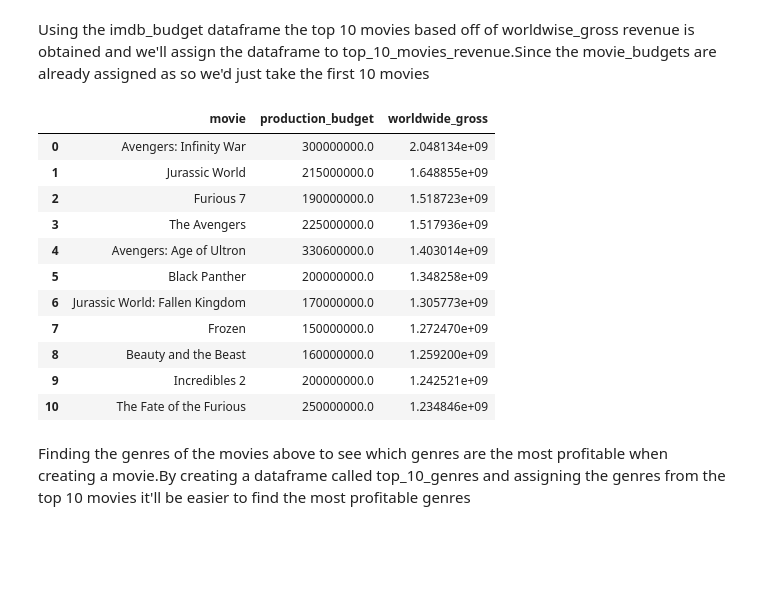
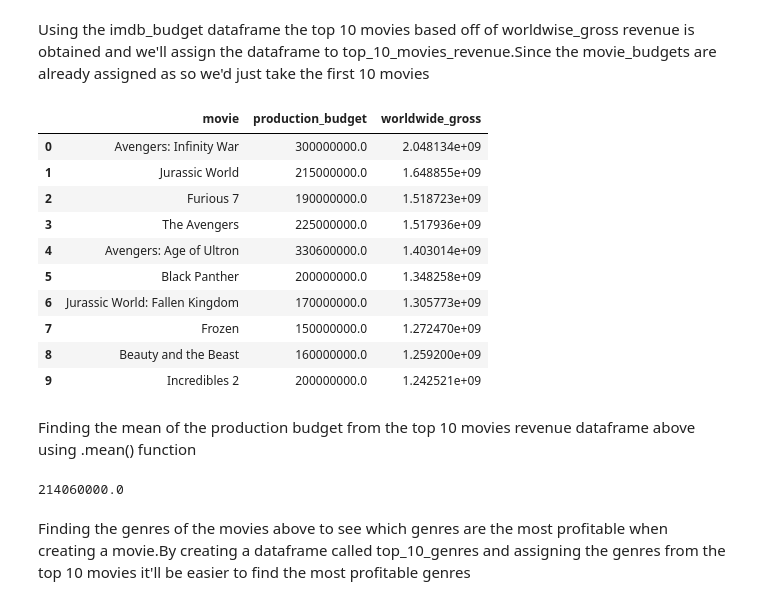
Before and after one commit to IceyPanda23/Phase-1-project, a Jupyter notebook: project.ipynb, the cells around one changed output. Drawn from its saved outputs; the diff is of its cells as text; code cells hidden in the pictures; blank space fills up the shorter version.

```diff
--- a/project.ipynb
+++ b/project.ipynb
@@ -407,21 +422,27 @@ We have duplicates since some movies were directed by more than one director but
 # %% [markdown]
 Using the imdb_budget dataframe the top 10 movies based off of worldwise_gross revenue is obtained and we'll assign the dataframe to top_10_movies_revenue.Since the movie_budgets are already assigned as so we'd just take the first 10 movies
 # %%
-top_10_movies_revenue = imdb_budget.loc[:10,['movie','production_budget','worldwide_gross']]
+top_10_movies_revenue = imdb_budget.loc[:9,['movie','production_budget','worldwide_gross']]
 top_10_movies_revenue
 # %% [output]
 |  | movie | production_budget | worldwide_gross |
 | 0 | Avengers: Infinity War | 300000000.0 | 2.048134e+09 |
 | 1 | Jurassic World | 215000000.0 | 1.648855e+09 |
 | 2 | Furious 7 | 190000000.0 | 1.518723e+09 |
 | 3 | The Avengers | 225000000.0 | 1.517936e+09 |
 | 4 | Avengers: Age of Ultron | 330600000.0 | 1.403014e+09 |
 | 5 | Black Panther | 200000000.0 | 1.348258e+09 |
 | 6 | Jurassic World: Fallen Kingdom | 170000000.0 | 1.305773e+09 |
 | 7 | Frozen | 150000000.0 | 1.272470e+09 |
 | 8 | Beauty and the Beast | 160000000.0 | 1.259200e+09 |
 | 9 | Incredibles 2 | 200000000.0 | 1.242521e+09 |
-| 10 | The Fate of the Furious | 250000000.0 | 1.234846e+09 |
+# %% [markdown]
+Finding the mean of the production budget from the top 10 movies revenue dataframe above using .mean() function
+# %%
+mean_production_budget = top_10_movies_revenue['production_budget'].mean()
+mean_production_budget
+# %% [output]
+214060000.0
 # %% [markdown]
 Finding the genres of the movies above to see which genres are the most profitable when creating a movie.By creating a dataframe called top_10_genres and assigning the genres from the top 10 movies it'll be easier to find the most profitable genres
 # %%
```
Also changed, not shown: parts of 28 cells of this notebook, 3 other files.
